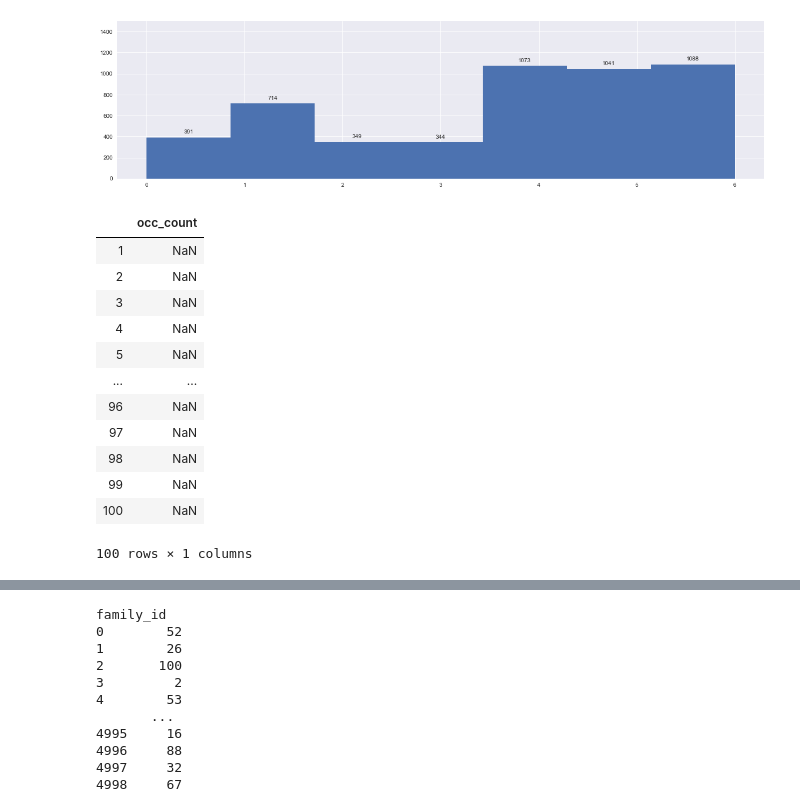
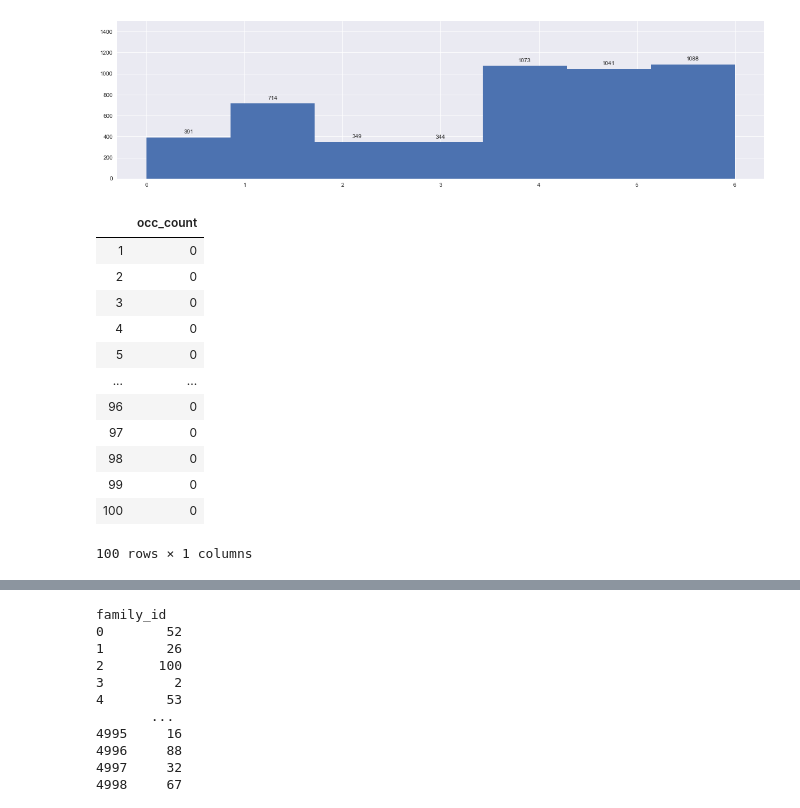
Before and after one commit to tdrumhel1/santa, a Jupyter notebook: santa-notebook-v1.ipynb, the cells around one changed output, grey strips where cells are left out. Drawn from its saved outputs; the diff is of its cells as text; code cells hidden in the pictures.

Commit message:
added logic for non-peak days and added to an occupancy dataframe

```diff
--- a/santa-notebook-v1.ipynb
+++ b/santa-notebook-v1.ipynb
@@ -211,19 +211,19 @@ add_value_labels(ax)
 [figure]
 # %%
 # Creating my empty occupancy dataframe
-occupancy = pd.DataFrame(index=date_index.index,columns=['occ_count'])
+occupancy = pd.DataFrame(0,index=date_index.index,columns=['occ_count'])
 occupancy
 # %% [output]
 |  | occ_count |
-| 1 | NaN |
-| 2 | NaN |
-| 3 | NaN |
-| 4 | NaN |
-| 5 | NaN |
+| 1 | 0 |
+| 2 | 0 |
+| 3 | 0 |
+| 4 | 0 |
+| 5 | 0 |
 | ... | ... |
-| 96 | NaN |
-| 97 | NaN |
-| 98 | NaN |
-| 99 | NaN |
-| 100 | NaN |
+| 96 | 0 |
+| 97 | 0 |
+| 98 | 0 |
+| 99 | 0 |
+| 100 | 0 |
 100 rows × 1 columns
```
Also changed, not shown: parts of 6 cells of this notebook.
